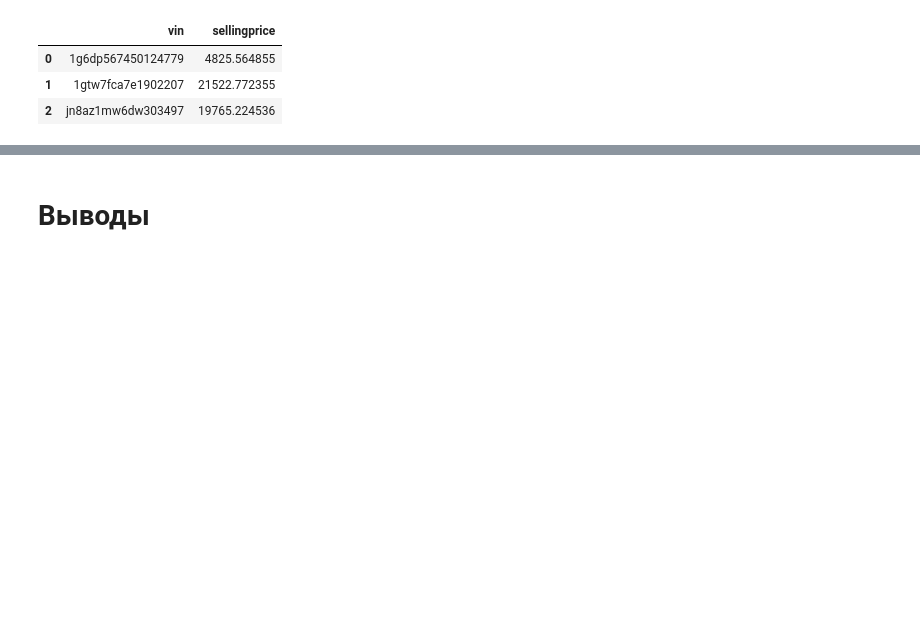
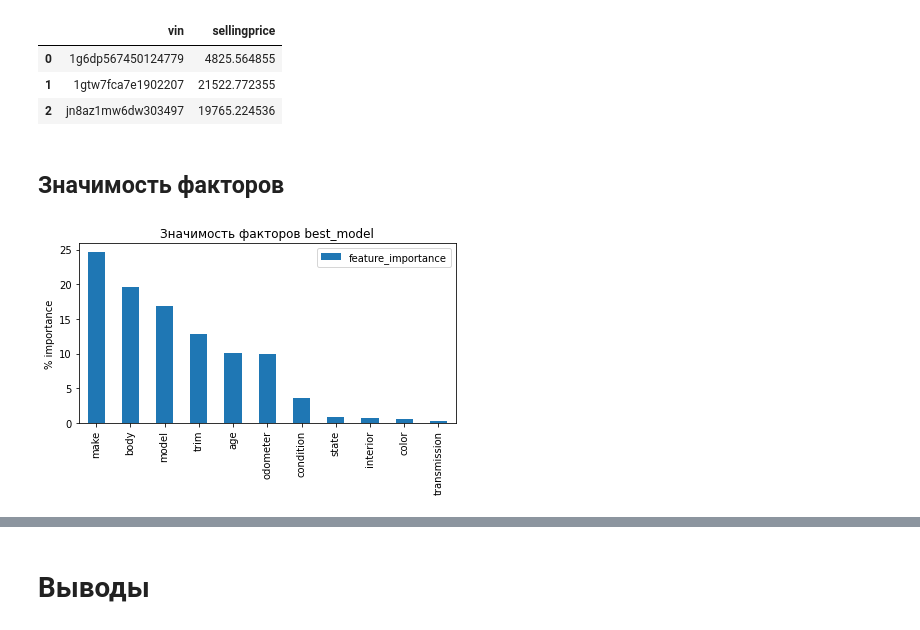
Before and after one commit to FoxFenya/car_price, a Jupyter notebook: car_price.ipynb, the cells around one changed output, grey strips where cells are left out. Saved outputs shown, nothing was run; the diff lists cells and outputs as text; code cells hidden in the pictures; blank space fills up the shorter version.

Commit message:
add feature importances

```diff
--- a/car_price.ipynb
+++ b/car_price.ipynb
@@ -727,3 +729,15 @@ sample_submission.head(3)
 | 2 | jn8az1mw6dw303497 | 19765.224536 |
 # %%
 sample_submission.to_csv('sample_submission.csv', index = False)
+# %% [markdown]
+## Значимость факторов
+# %%
+imp = pd.DataFrame({'feature_importance': best_model.get_feature_importance(Pool(X_ore, y))}, index = X_ore.columns).sort_values(by=['feature_importance'],
+                                                           ascending=False)
+fig, ax = plt.subplots()
+imp.plot.bar(ax=ax)
+ax.set_title("Значимость факторов best_model")
+ax.set_ylabel("% importance")
+fig.tight_layout()
+# %% [output]
+[figure, added]
```
Also changed, not shown: parts of 6 cells of this notebook.
